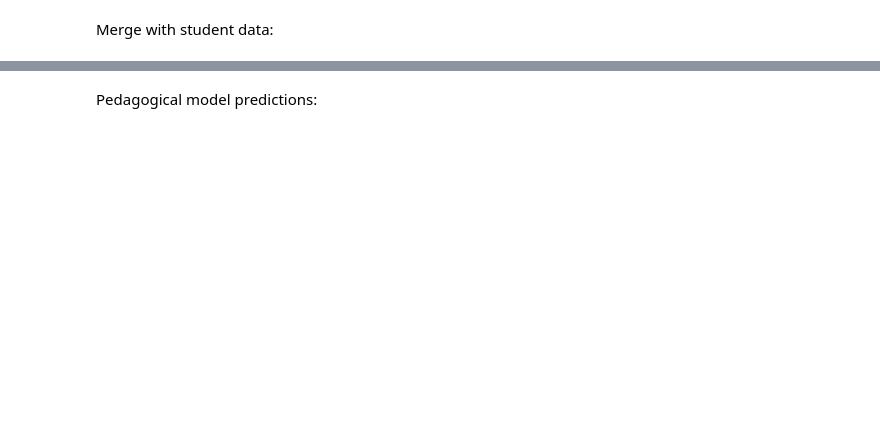
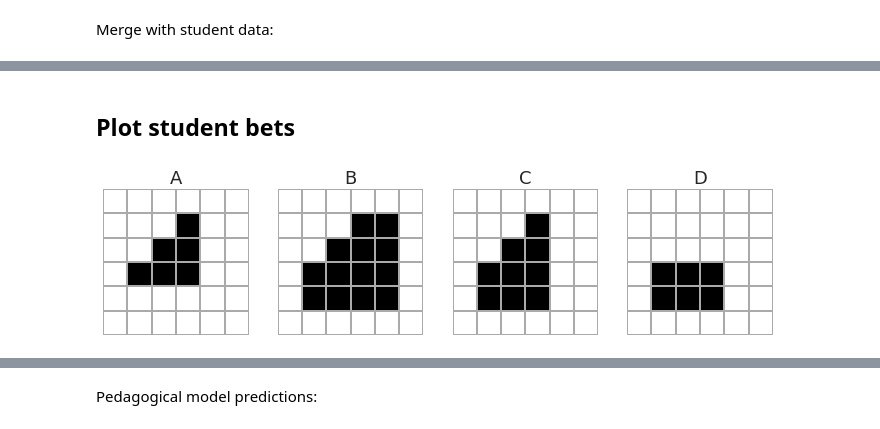
Before and after one commit to nataliavelez/teaching_fmri, a Jupyter notebook: 5_student/4_model_predictions.ipynb, the cells around one changed output, grey strips where cells are left out. Drawn from its saved outputs; the diff is of its cells as text; code cells hidden in the pictures; blank space fills up the shorter version.

```diff
--- a/5_student/4_model_predictions.ipynb
+++ b/5_student/4_model_predictions.ipynb
@@ -62,0 +92,26 @@ student_examples.head()
+# %%
+def normalize_bets(row):
+    '''
+    Helper function to ensure that bets add up to 1
+    '''
+    bets_norm = np.array(row.bets)/np.sum(row.bets)
+    bets_sorted = [b for _, b in sorted(zip(row.order, bets_norm))]
+
+    return bets_sorted
+
+labels = ['A', 'B', 'C', 'D']
+
+# merge data
+student_bets = student_df.merge(teacher_examples).rename(columns={'num_hint': 't'})
+student_bets = student_bets.sort_values(by=['batch', 'student', 'time_elapsed']).reset_index(drop=True)
+
+# order bets and split into columns
+student_bets['bets_norm'] = student_bets.apply(normalize_bets, axis=1)
+student_bets[labels] = student_bets['bets_norm'].apply(pd.Series)
+
+# clean up dataframe
+id_vars = ['student', 'problem', 'teacher', 't']
+student_bets = student_bets[id_vars + labels]
+student_bets = pd.melt(student_bets, id_vars=id_vars, value_vars=labels, var_name='hypothesis', value_name='bet')
+student_bets = student_bets.sort_values(by=['student', 'problem', 't']).reset_index(drop=True)
+student_bets.head()
@@ -62,0 +125,18 @@ student_examples.head()
+# %% [markdown]
+## Plot student bets
+# %%
+def plot_problem(prob_idx):
+    problem = teach.problems[prob_idx]
+    labels = list(problem.keys())
+    prob_arr = np.array(list(problem.values()))
+
+    fig,axes=plt.subplots(1,prob_arr.shape[0], figsize=(12,3))
+    for i,arr in enumerate(prob_arr):
+        sns.heatmap(arr, square=True, cmap='Greys', cbar=False, ax=axes[i], lw=1, linecolor='#aaa')
+        axes[i].set(xticklabels=[], yticklabels=[], title=labels[i])
+
+    return fig
+# %%
+fig=plot_problem(20)
+# %% [output]
+[figure, added]
```
Also changed, not shown: parts of 31 cells of this notebook, 41 other files.
